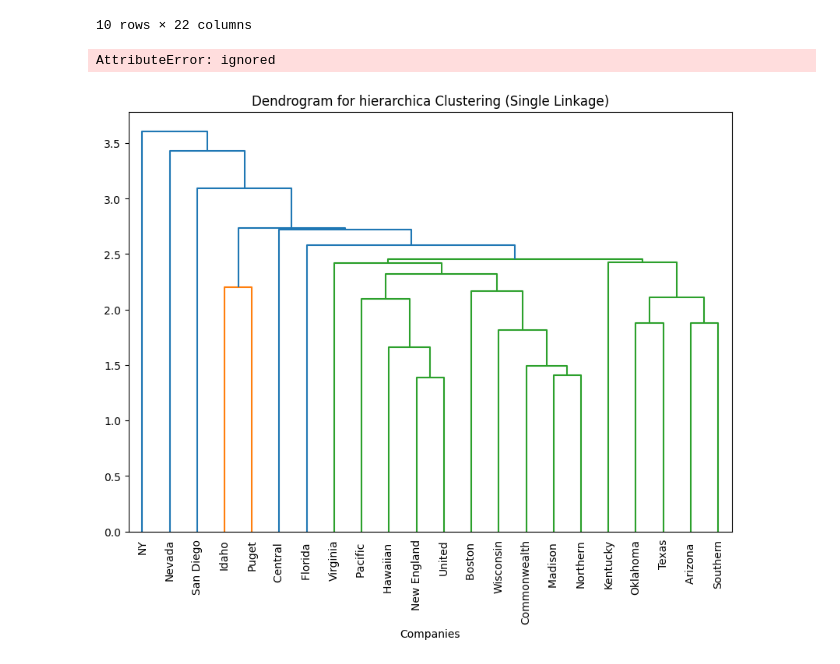
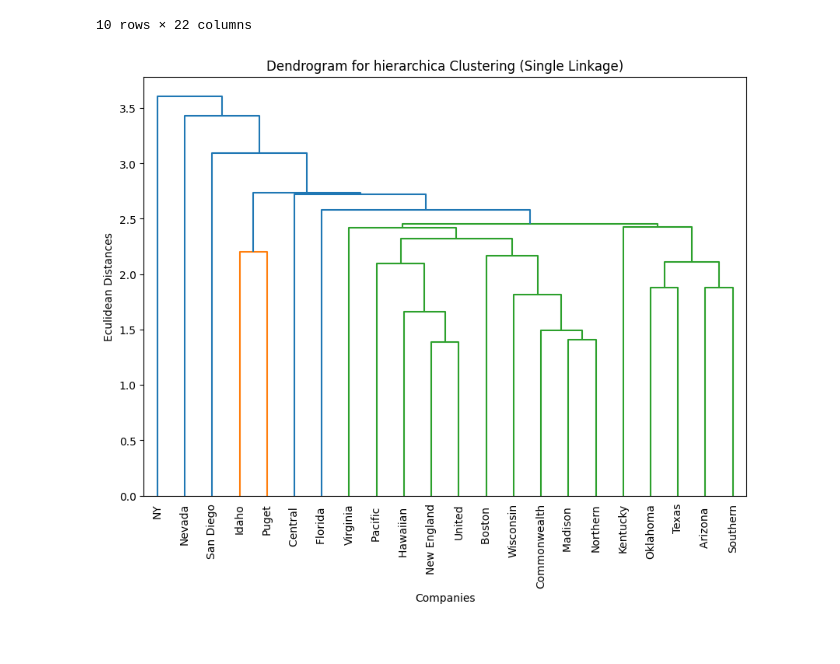
Before and after one commit to HunterVinic/Machine-Learning-with-Python, a Jupyter notebook: HClustering_Class.ipynb, the cells around one changed output. Saved outputs shown, nothing was run; the diff lists cells and outputs as text; code cells hidden in the pictures.

```diff
--- a/HClustering_Class.ipynb
+++ b/HClustering_Class.ipynb
@@ -81,16 +81,15 @@ scaled_distance_df.head(10)
 # %%
 from scipy.cluster.hierarchy import linkage, dendrogram
 
  #Perform Hierarchical Clustering using Single Linkage Method
 Z= linkage(utilites_df_norm, method= 'single')
 #Plot Dendrogram
 plt.figure(figsize = (10,7))
 dendrogram = dendrogram(Z, labels= utilities_df['Company'].values, orientation='top', leaf_rotation= 90, leaf_font_size= 10)
 
 plt.title('Dendrogram for hierarchica Clustering (Single Linkage)')
 plt.xlabel('Companies')
-plt.ylalel('Eculidean Distances')
+plt.ylabel('Eculidean Distances')
 plt.show()
 # %% [output]
-AttributeError: ignored
-[figure, old version]
+[figure, new version]
```
Also changed, not shown: parts of 1 cell of this notebook.
